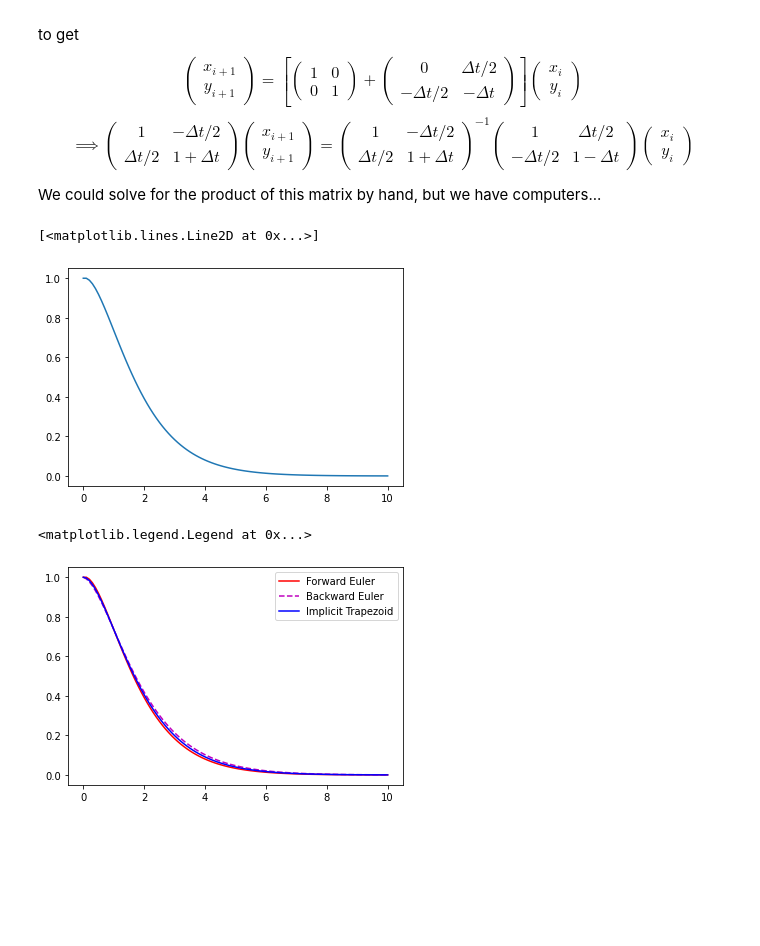
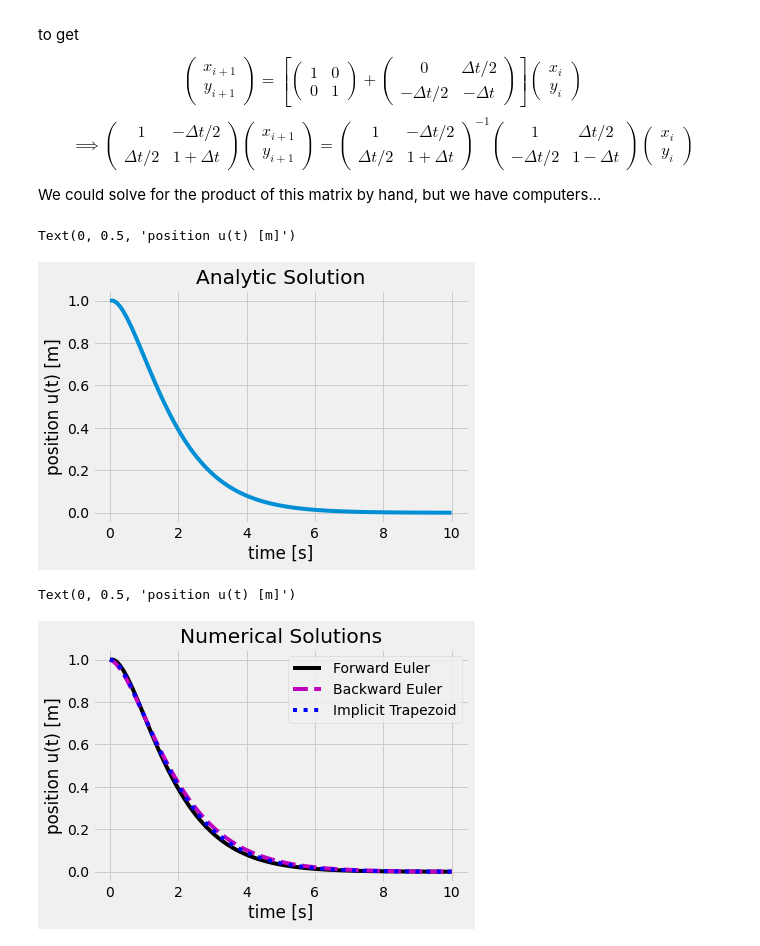
Before and after one commit to moumhecht/COMP596, a Jupyter notebook: HW4/mhecht_HW4.ipynb, the cells around one changed output. Drawn from its saved outputs; the diff is of its cells as text; code cells hidden in the pictures; blank space fills up the shorter version.

```diff
--- a/HW4/mhecht_HW4.ipynb
+++ b/HW4/mhecht_HW4.ipynb
@@ -2,6 +2,7 @@
 import numpy as np
 import matplotlib.pyplot as plt
 %matplotlib inline
+plt.style.use('fivethirtyeight')
 # %% [markdown]
 ## Analytical Solution
 # %% [markdown]
@@ -214,17 +215,23 @@ u_forward,v_forward = forward(dt,tf,ti,x_0,y_0)
 u_backward,v_backward = backward(dt,tf,ti,x_0,y_0)
 u_trapezoid,v_trapezoid = trapezoid(dt,tf,ti,x_0,y_0)
 # %%
+plt.title('Analytic Solution')
 u1=forward(dt,tf,ti,x_0,y_0)
 plt.plot(t,u1[0])
+plt.xlabel('time [s]')
+plt.ylabel('position u(t) [m]')
 # %% [output]
-[<matplotlib.lines.Line2D at 0x...>]
+Text(0, 0.5, 'position u(t) [m]')
-[figure, old version]
+[figure, new version]
 # %%
-plt.plot(t,u_forward,c = 'r',label= 'Forward Euler')
+plt.title('Numerical Solutions')
+plt.plot(t,u_forward,c = 'k',label= 'Forward Euler')
 plt.plot(t,u_backward,'--',c = 'm', label = 'Backward Euler')
-plt.plot(t,u_trapezoid, c= 'b', label = 'Implicit Trapezoid')
+plt.plot(t,u_trapezoid, ':',c= 'b', label = 'Implicit Trapezoid')
 plt.legend(loc='upper right')
+plt.xlabel('time [s]')
+plt.ylabel('position u(t) [m]')
 # %% [output]
-<matplotlib.legend.Legend at 0x...>
+Text(0, 0.5, 'position u(t) [m]')
-[figure, old version]
+[figure, new version]
 # %%
```
Also changed, not shown: parts of 8 cells of this notebook, 1 other file.
